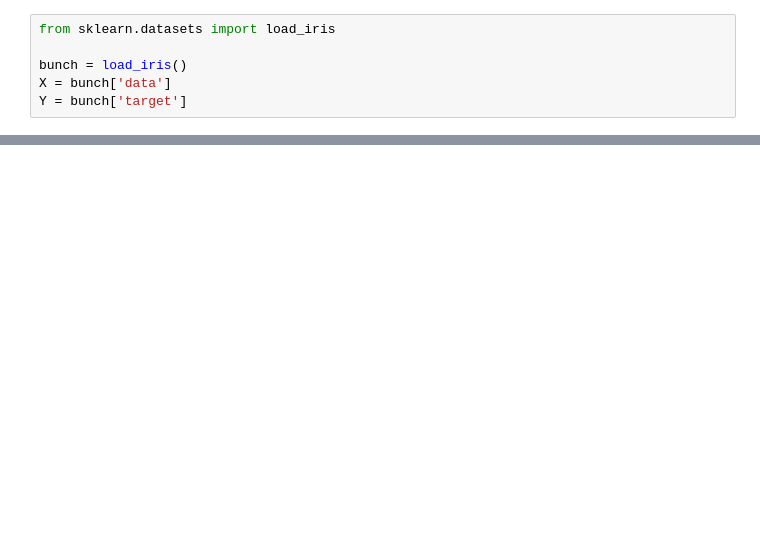
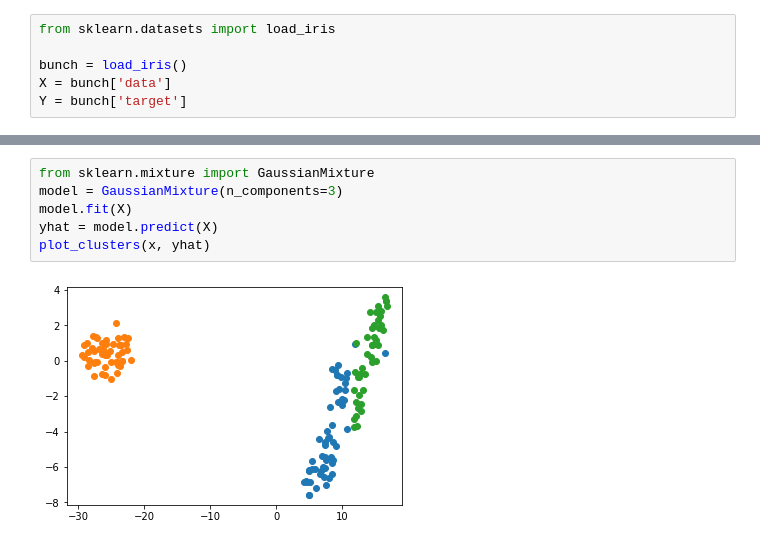
Before and after one commit to 510t/ML, a Jupyter notebook: clustering.ipynb, the cells around one changed output, grey strips where cells are left out. Cells and saved outputs as stored; diff of their text form; blank space fills up the shorter version.

```diff
--- a/clustering.ipynb
+++ b/clustering.ipynb
@@ -28,0 +42,8 @@ array([[5.1, 3.5, 1.4, 0.2],
+# %%
+from sklearn.mixture import GaussianMixture
+model = GaussianMixture(n_components=3)
+model.fit(X)
+yhat = model.predict(X)
+plot_clusters(x, yhat)
+# %% [output]
+[figure, added]
```
Also changed, not shown: parts of 5 cells of this notebook.
